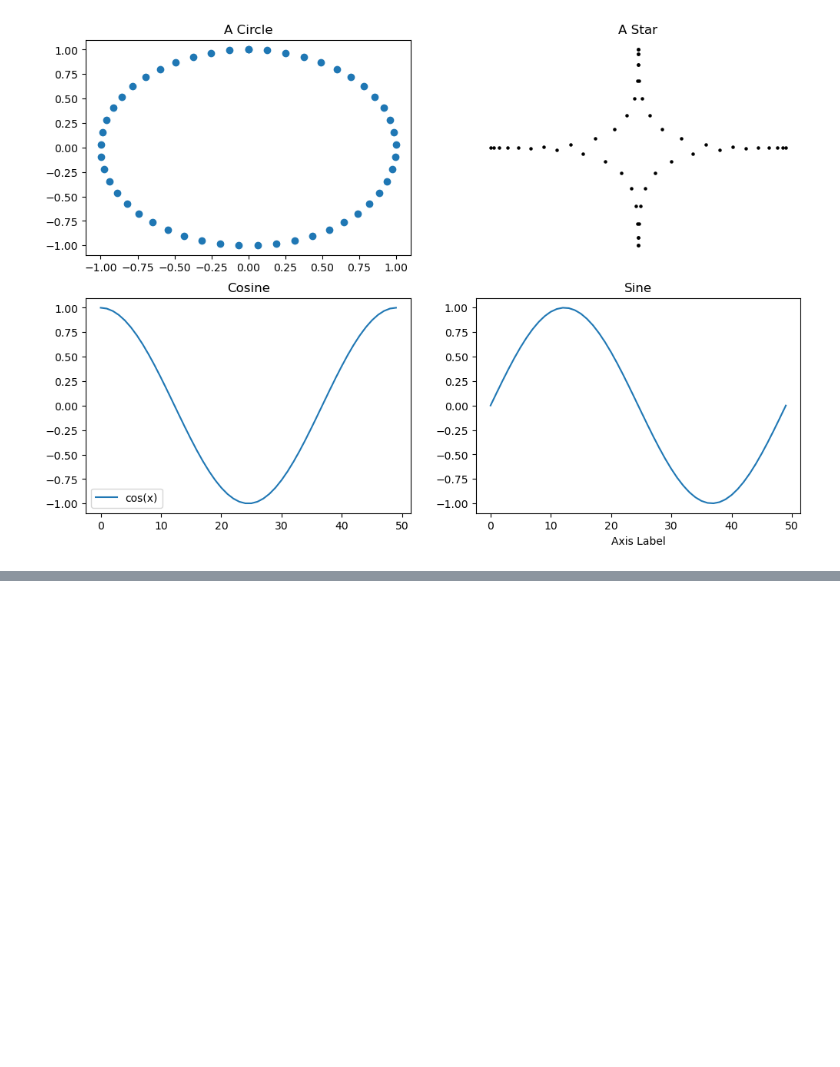
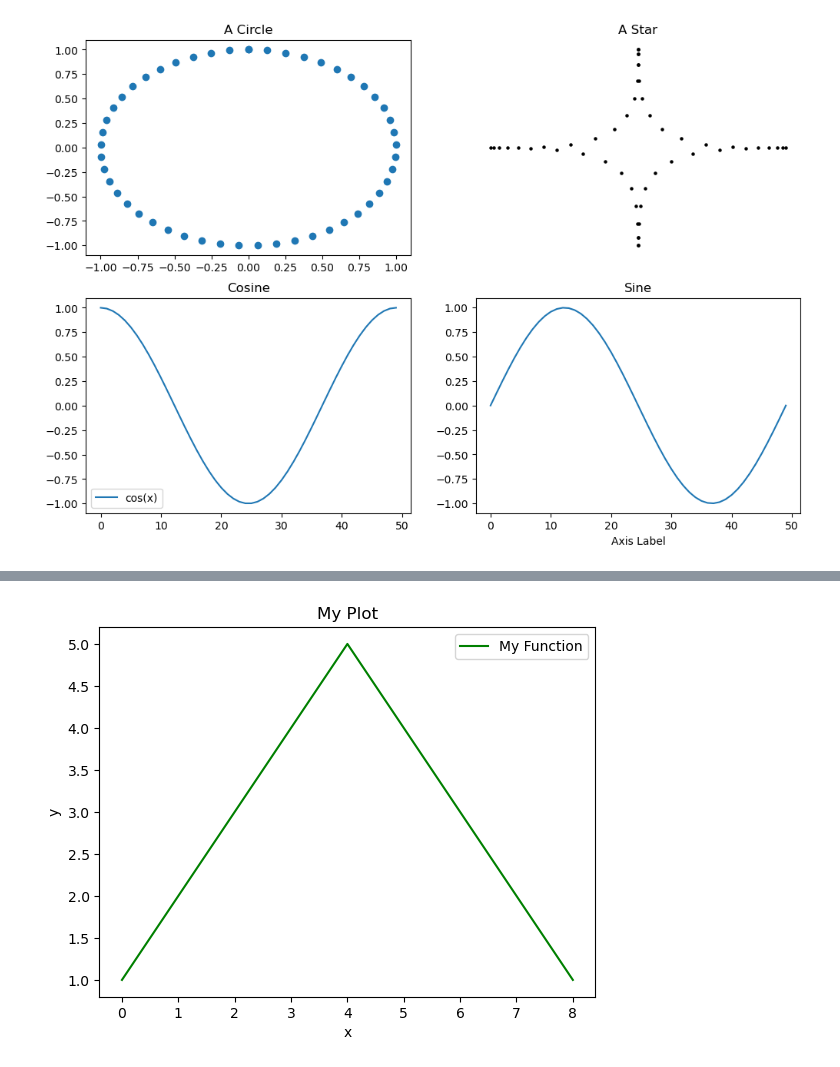
Before and after one commit to odinhg/inf264-python-crash-course, a Jupyter notebook: notebooks/matplotlib_001.ipynb, the cells around one changed output, grey strips where cells are left out. Drawn from its saved outputs; the diff is of its cells as text; code cells hidden in the pictures; blank space fills up the shorter version.

```diff
--- a/notebooks/matplotlib_001.ipynb
+++ b/notebooks/matplotlib_001.ipynb
@@ -190,0 +196,12 @@ plt.show()
+# %%
+fig, ax = plt.subplots()
+
+ax.plot([1, 2, 3, 4, 5, 4, 3, 2, 1], color="green", label="My Function")
+ax.set_title("My Plot")
+ax.set_xlabel("x")
+ax.set_ylabel("y")
+ax.legend()
+
+plt.savefig("my_plot.png", dpi=300)
+# %% [output]
+[figure, added]
```
Also changed, not shown: parts of 11 cells of this notebook, 14 other files.
